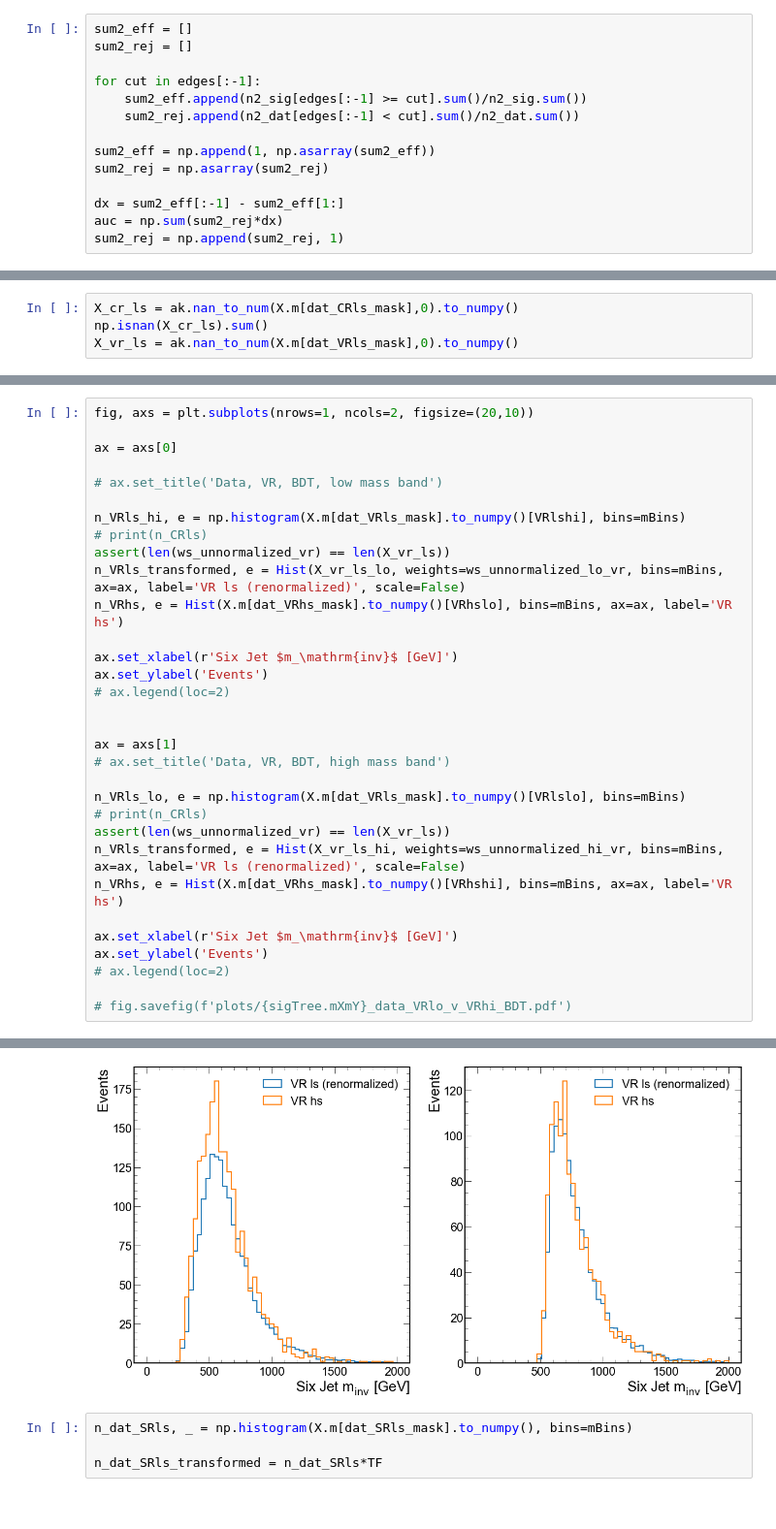
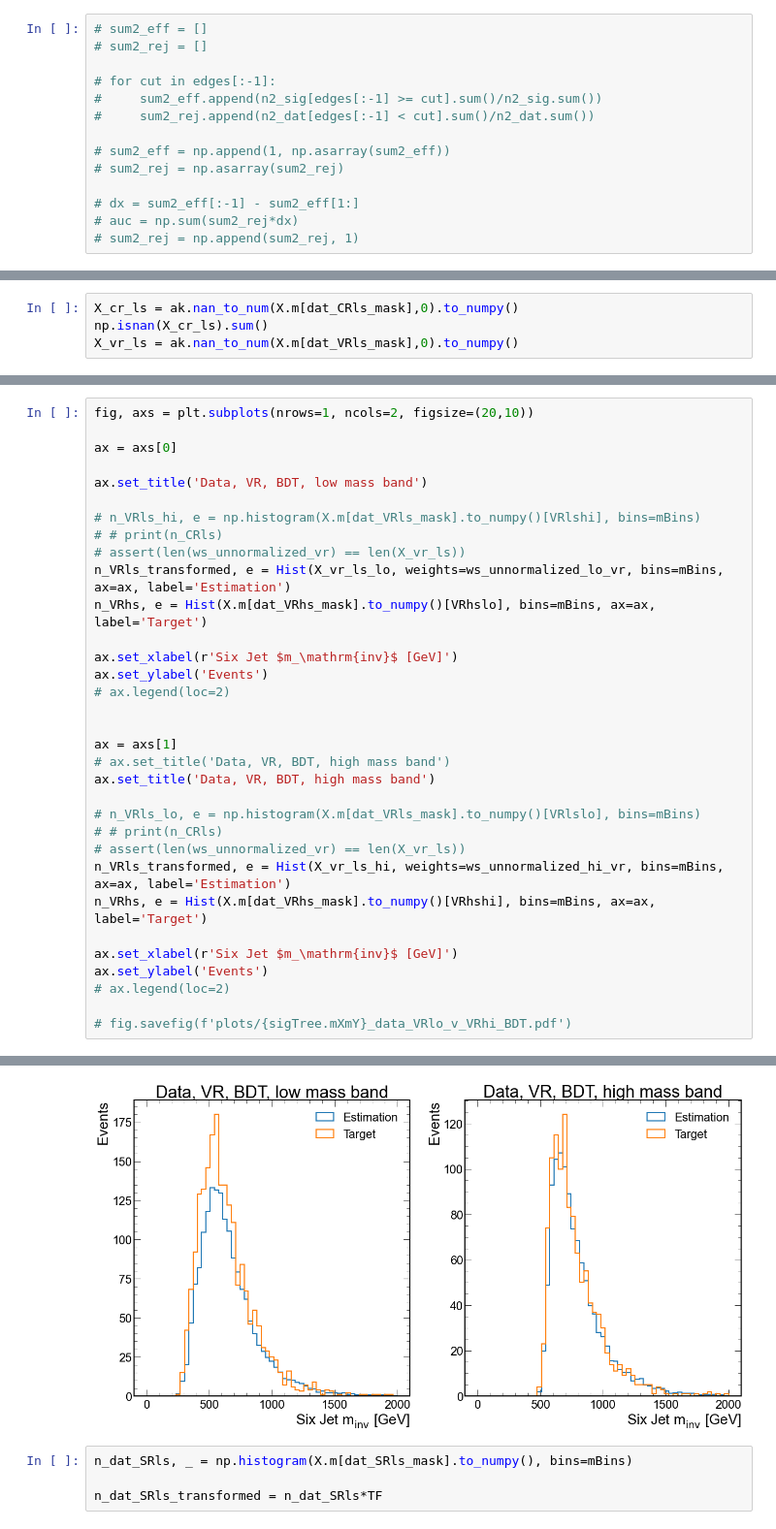
Before and after one commit to srosenzweig09/analysis, a Jupyter notebook: jupyter/6_background_estimation/background_estimation.ipynb, the cells around one changed output, grey strips where cells are left out. Shown at 97% size. Cells and saved outputs as stored; diff of their text form.

```diff
--- a/jupyter/6_background_estimation/background_estimation.ipynb
+++ b/jupyter/6_background_estimation/background_estimation.ipynb
@@ -669,15 +615,15 @@ n2_dat, edges = np.histogram(dat_2sums.to_numpy(), bins=score_bins)
 # %%
-sum2_eff = []
-sum2_rej = []
+# sum2_eff = []
+# sum2_rej = []
 
-for cut in edges[:-1]:
-    sum2_eff.append(n2_sig[edges[:-1] >= cut].sum()/n2_sig.sum())
-    sum2_rej.append(n2_dat[edges[:-1] < cut].sum()/n2_dat.sum())
+# for cut in edges[:-1]:
+#     sum2_eff.append(n2_sig[edges[:-1] >= cut].sum()/n2_sig.sum())
+#     sum2_rej.append(n2_dat[edges[:-1] < cut].sum()/n2_dat.sum())
 
-sum2_eff = np.append(1, np.asarray(sum2_eff))
-sum2_rej = np.asarray(sum2_rej)
+# sum2_eff = np.append(1, np.asarray(sum2_eff))
+# sum2_rej = np.asarray(sum2_rej)
 
-dx = sum2_eff[:-1] - sum2_eff[1:]
-auc = np.sum(sum2_rej*dx)
-sum2_rej = np.append(sum2_rej, 1)
+# dx = sum2_eff[:-1] - sum2_eff[1:]
+# auc = np.sum(sum2_rej*dx)
+# sum2_rej = np.append(sum2_rej, 1)
 # %%
@@ -1398,38 +1340,39 @@ fig.savefig(f'plots/{sigTree.mXmY}_data_VRlo_v_VRhi_BDT.pdf')
 # %%
 fig, axs = plt.subplots(nrows=1, ncols=2, figsize=(20,10))
 
 ax = axs[0]
 
-# ax.set_title('Data, VR, BDT, low mass band')
+ax.set_title('Data, VR, BDT, low mass band')
 
-n_VRls_hi, e = np.histogram(X.m[dat_VRls_mask].to_numpy()[VRlshi], bins=mBins)
-# print(n_CRls)
-assert(len(ws_unnormalized_vr) == len(X_vr_ls))
-n_VRls_transformed, e = Hist(X_vr_ls_lo, weights=ws_unnormalized_lo_vr, bins=mBins, ax=ax, label='VR ls (renormalized)', scale=False)
-n_VRhs, e = Hist(X.m[dat_VRhs_mask].to_numpy()[VRhslo], bins=mBins, ax=ax, label='VR hs')
+# n_VRls_hi, e = np.histogram(X.m[dat_VRls_mask].to_numpy()[VRlshi], bins=mBins)
+# # print(n_CRls)
+# assert(len(ws_unnormalized_vr) == len(X_vr_ls))
+n_VRls_transformed, e = Hist(X_vr_ls_lo, weights=ws_unnormalized_lo_vr, bins=mBins, ax=ax, label='Estimation')
+n_VRhs, e = Hist(X.m[dat_VRhs_mask].to_numpy()[VRhslo], bins=mBins, ax=ax, label='Target')
 
 ax.set_xlabel(r'Six Jet $m_\mathrm{inv}$ [GeV]')
 ax.set_ylabel('Events')
 # ax.legend(loc=2)
 
 
 ax = axs[1]
 # ax.set_title('Data, VR, BDT, high mass band')
+ax.set_title('Data, VR, BDT, high mass band')
 
-n_VRls_lo, e = np.histogram(X.m[dat_VRls_mask].to_numpy()[VRlslo], bins=mBins)
-# print(n_CRls)
-assert(len(ws_unnormalized_vr) == len(X_vr_ls))
-n_VRls_transformed, e = Hist(X_vr_ls_hi, weights=ws_unnormalized_hi_vr, bins=mBins, ax=ax, label='VR ls (renormalized)', scale=False)
-n_VRhs, e = Hist(X.m[dat_VRhs_mask].to_numpy()[VRhshi], bins=mBins, ax=ax, label='VR hs')
+# n_VRls_lo, e = np.histogram(X.m[dat_VRls_mask].to_numpy()[VRlslo], bins=mBins)
+# # print(n_CRls)
+# assert(len(ws_unnormalized_vr) == len(X_vr_ls))
+n_VRls_transformed, e = Hist(X_vr_ls_hi, weights=ws_unnormalized_hi_vr, bins=mBins, ax=ax, label='Estimation')
+n_VRhs, e = Hist(X.m[dat_VRhs_mask].to_numpy()[VRhshi], bins=mBins, ax=ax, label='Target')
 
 ax.set_xlabel(r'Six Jet $m_\mathrm{inv}$ [GeV]')
 ax.set_ylabel('Events')
 # ax.legend(loc=2)
 
 # fig.savefig(f'plots/{sigTree.mXmY}_data_VRlo_v_VRhi_BDT.pdf')
 # %% [output]
 Text(0, 1, 'Events')
-[figure, old version]
+[figure, new version]
 # %%
 n_dat_SRls, _ = np.histogram(X.m[dat_SRls_mask].to_numpy(), bins=mBins)
 
```
Also changed, not shown: parts of 38 cells of this notebook.
